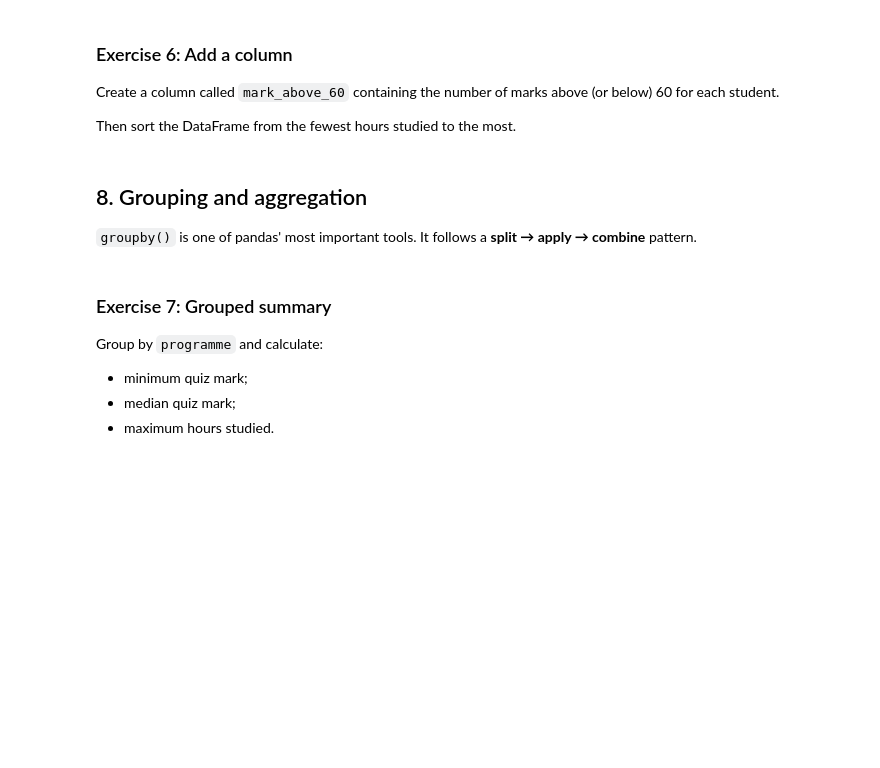
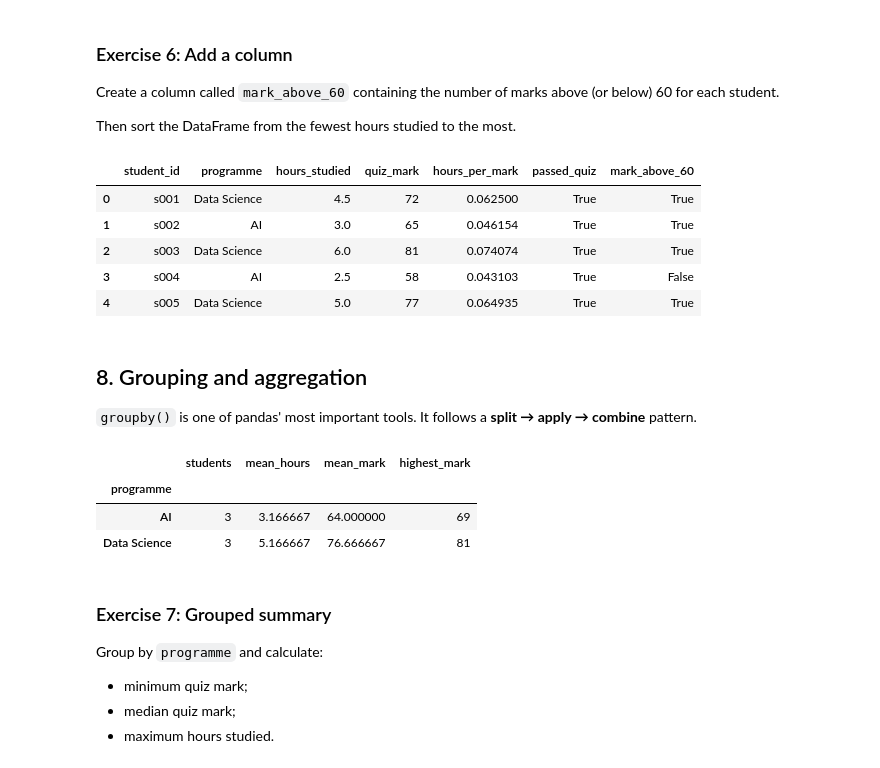
Before and after one commit to JJJPK/msc-introductory-python, a Jupyter notebook: 02_data_structures_numpy_pandas.ipynb, the cells around one changed output. Cells and saved outputs as stored; diff of their text form; code cells hidden in the pictures; blank space fills up the shorter version.

```diff
--- a/02_data_structures_numpy_pandas.ipynb
+++ b/02_data_structures_numpy_pandas.ipynb
@@ -281,7 +486,15 @@ Create a column called `mark_above_60` containing the number of marks above (or
 Then sort the DataFrame from the fewest hours studied to the most.
 # %%
 # TODO: create mark_above_60 and sort the data.
+df["mark_above_60"] = df["quiz_mark"] > 60
 display(df.head())
+# %% [output]
+|  | student_id | programme | hours_studied | quiz_mark | hours_per_mark | passed_quiz | mark_above_60 |
+| 0 | s001 | Data Science | 4.5 | 72 | 0.062500 | True | True |
+| 1 | s002 | AI | 3.0 | 65 | 0.046154 | True | True |
+| 2 | s003 | Data Science | 6.0 | 81 | 0.074074 | True | True |
+| 3 | s004 | AI | 2.5 | 58 | 0.043103 | True | False |
+| 4 | s005 | Data Science | 5.0 | 77 | 0.064935 | True | True |
 # %% [markdown]
 ## 8. Grouping and aggregation
 
@@ -298,6 +511,11 @@ programme_summary = (
 )
 
 programme_summary
+# %% [output]
+|  | students | mean_hours | mean_mark | highest_mark |
+| programme |  |  |  |  |
+| AI | 3 | 3.166667 | 64.000000 | 69 |
+| Data Science | 3 | 5.166667 | 76.666667 | 81 |
 # %% [markdown]
 ### Exercise 7: Grouped summary
 Group by `programme` and calculate:
```
Also changed, not shown: parts of 49 cells of this notebook, 5 other files.
